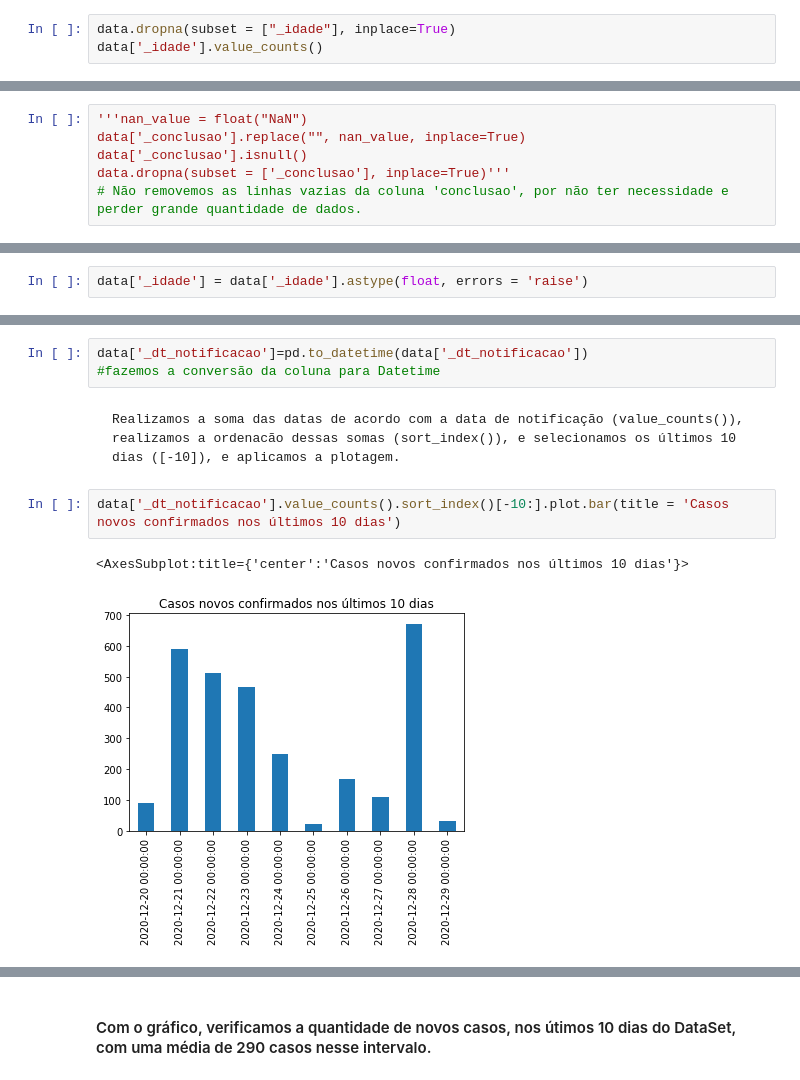
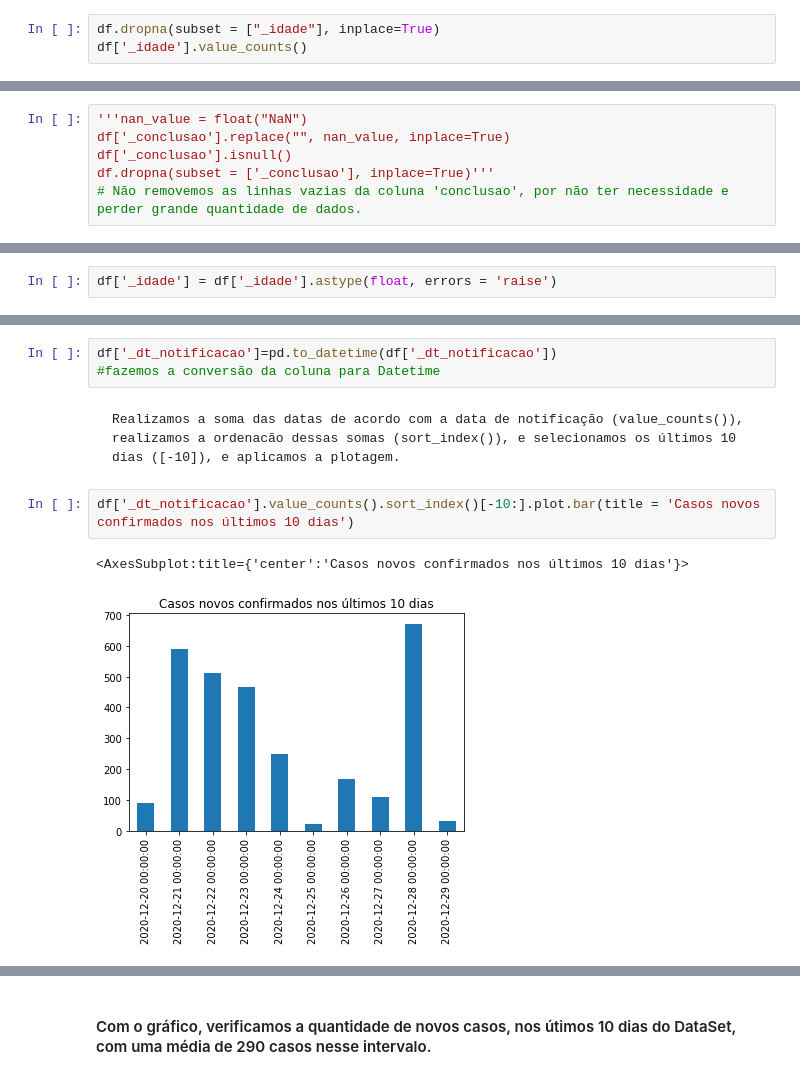
Before and after one commit to delrickOliveira/rna_2021.1_aa1.2, a Jupyter notebook: aa1.2.ipynb, the cells around one changed output, grey strips where cells are left out. Cells and saved outputs as stored; diff of their text form.

```diff
--- a/aa1.2.ipynb
+++ b/aa1.2.ipynb
@@ -372,5 +326,5 @@ data['_idade'].isnull()
 Name: _idade, Length: 79530, dtype: bool
 # %%
-data.dropna(subset = ["_idade"], inplace=True)
-data['_idade'].value_counts()
+df.dropna(subset = ["_idade"], inplace=True)
+df['_idade'].value_counts()
 # %% [output]
@@ -389,7 +343,7 @@ Name: _idade, Length: 219, dtype: int64
 # %%
 '''nan_value = float("NaN")
-data['_conclusao'].replace("", nan_value, inplace=True)
-data['_conclusao'].isnull()
-data.dropna(subset = ['_conclusao'], inplace=True)'''
+df['_conclusao'].replace("", nan_value, inplace=True)
+df['_conclusao'].isnull()
+df.dropna(subset = ['_conclusao'], inplace=True)'''
 # Não removemos as linhas vazias da coluna 'conclusao', por não ter necessidade e perder grande quantidade de dados.
 # %% [output]
@@ -493,5 +447,5 @@ Name: _sexo, Length: 79505, dtype: object
 # %% [markdown]
         Modificamos o Dtpye da Coluna '_idade', de 'objet' para 'float', para aplicarmos o BoxPlot
 # %%
-data['_idade'] = data['_idade'].astype(float, errors = 'raise')
+df['_idade'] = df['_idade'].astype(float, errors = 'raise')
 # %%
@@ -515,13 +469,13 @@ Podemos considerar remover estes dados do dataset([23222,59745,83433]), pois est
 #### Atividade 2.2.3
 #### Denote em um gráfico de barras o número de novos casos por dia, considerando os 10 últimos dias existentes na base de dados;
 # %%
-data['_dt_notificacao']=pd.to_datetime(data['_dt_notificacao'])
+df['_dt_notificacao']=pd.to_datetime(df['_dt_notificacao'])
 #fazemos a conversão da coluna para Datetime
 # %% [markdown]
     Realizamos a soma das datas de acordo com a data de notificação (value_counts()), realizamos a ordenacão dessas somas (sort_index()), e selecionamos os últimos 10 dias ([-10]), e aplicamos a plotagem.
 # %%
-data['_dt_notificacao'].value_counts().sort_index()[-10:].plot.bar(title = 'Casos novos confirmados nos últimos 10 dias')
+df['_dt_notificacao'].value_counts().sort_index()[-10:].plot.bar(title = 'Casos novos confirmados nos últimos 10 dias')
 # %% [output]
 <AxesSubplot:title={'center':'Casos novos confirmados nos últimos 10 dias'}>
-[figure, old version]
+[figure, new version]
 # %%
```
Also changed, not shown: parts of 33 cells of this notebook.
